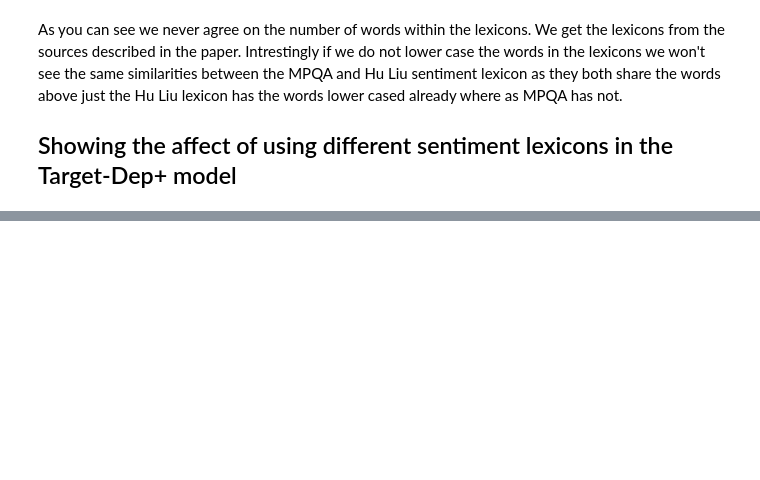
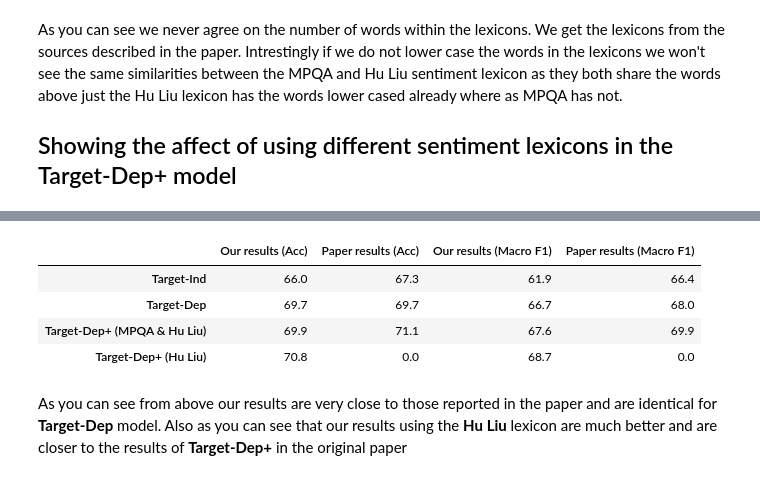
Before and after one commit to apmoore1/Bella, a Jupyter notebook: notebooks/target_model.ipynb, the cells around one changed output, grey strips where cells are left out. Cells and saved outputs as stored; diff of their text form; code cells hidden in the pictures; blank space fills up the shorter version.

```diff
--- a/notebooks/target_model.ipynb
+++ b/notebooks/target_model.ipynb
@@ -225,0 +232,49 @@ As we can see from the results above using the combination of the two word vecto
+# %%
+target_dep_plus_mpqa = TargetDepSent()
+
+test_data = dong(full_path(read_config('dong_twit_test_data')))
+test_y = [target_dict['sentiment'] for target_dict in test_data]
+
+best_params_ind = target_ind.get_params(word_vector=[w2v, sswe], random_state=42)
+best_params_dep = target_dep.get_params(word_vector=[w2v, sswe], random_state=42)
+best_params_dep_sent_hu = target_dep_plus.get_params(word_vector=[w2v, sswe], senti_lexicon=hu_liu_low,
+                                                     random_state=42)
+best_params_dep_sent_mpqa = target_dep_plus.get_params(word_vector=[w2v, sswe], senti_lexicon=mpqa_huliu_low,
+                                                       random_state=42)
+
+target_ind.fit(train_data, train_y, params=best_params_ind)
+target_dep.fit(train_data, train_y, params=best_params_dep)
+target_dep_plus.fit(train_data, train_y, params=best_params_dep_sent_hu)
+target_dep_plus_mpqa.fit(train_data, train_y, params=best_params_dep_sent_mpqa)
+# %%
+target_ind_res = target_ind.predict(test_data)
+target_dep_res = target_dep.predict(test_data)
+target_dep_plus_res_hu = target_dep_plus.predict(test_data)
+target_dep_plus_res_mpqa = target_dep_plus_mpqa.predict(test_data)
+
+results = [target_ind_res, target_dep_res, target_dep_plus_res_mpqa, target_dep_plus_res_hu]
+scorers = {'acc' : accuracy_score, 'F1' : f1_score}
+final_results_dict = {'Our results (Acc)' : [], 'Our results (Macro F1)' : []}
+for result in results:
+    for scorer_name, scorer in scorers.items():
+        if scorer_name == 'F1':
+            score = round(scorer(test_y, result, average='macro') * 100, 1)
+            final_results_dict['Our results (Macro F1)'].append(score)
+        else:
+            score = round(scorer(test_y, result) * 100, 1)
+            final_results_dict['Our results (Acc)'].append(score)
+# %%
+index = ['Target-Ind', 'Target-Dep', 'Target-Dep+ (MPQA & Hu Liu)', 'Target-Dep+ (Hu Liu)']
+final_results_dict['Paper results (Acc)'] = [67.3, 69.7, 71.1, 0.]
+final_results_dict['Paper results (Macro F1)'] = [66.4, 68.0, 69.9, 0.]
+final_results_df = pd.DataFrame(final_results_dict, index=index)
+final_results_df[['Our results (Acc)', 'Paper results (Acc)',
+                  'Our results (Macro F1)', 'Paper results (Macro F1)']]
+# %% [output]
+|  | Our results (Acc) | Paper results (Acc) | Our results (Macro F1) | Paper results (Macro F1) |
+| Target-Ind | 66.0 | 67.3 | 61.9 | 66.4 |
+| Target-Dep | 69.7 | 69.7 | 66.7 | 68.0 |
+| Target-Dep+ (MPQA & Hu Liu) | 69.9 | 71.1 | 67.6 | 69.9 |
+| Target-Dep+ (Hu Liu) | 70.8 | 0.0 | 68.7 | 0.0 |
+# %% [markdown]
+As you can see from above our results are very close to those reported in the paper and are identical for **Target-Dep** model. Also as you can see that our results using the **Hu Liu** lexicon are much better and are closer to the results of **Target-Dep+** in the original paper
```
Also changed, not shown: parts of 24 cells of this notebook.
